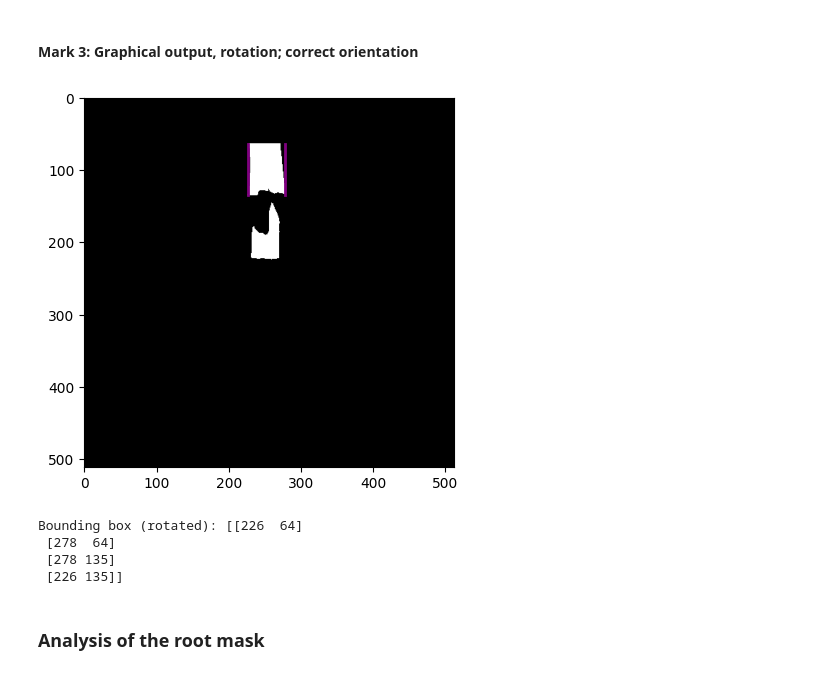
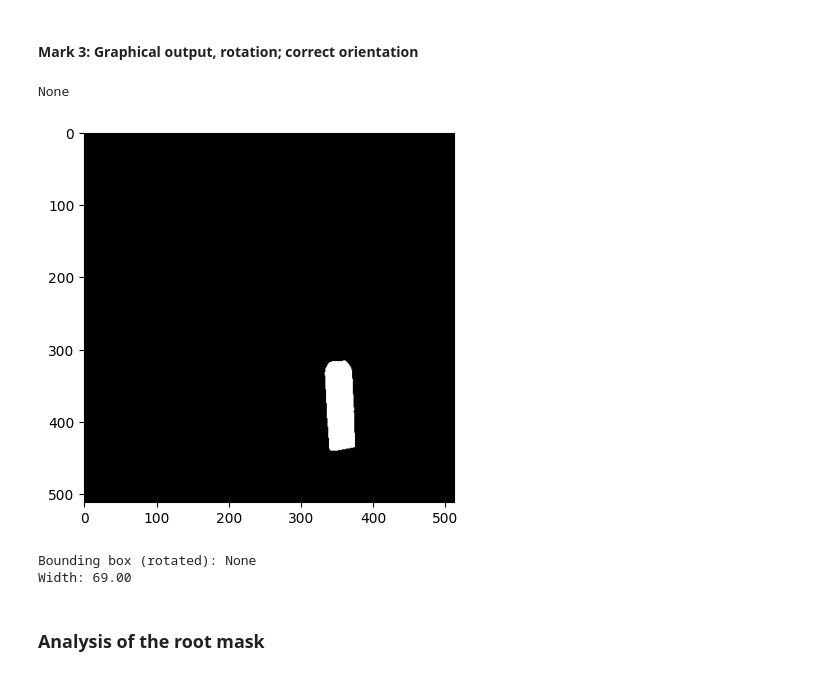
Before and after one commit to KopiousKarp/code_notebooks, a Jupyter notebook: plant_segs/plantcv_phenotype_extractor.ipynb, the cells around one changed output. Cells and saved outputs as stored; diff of their text form; code cells hidden in the pictures.

```diff
--- a/plant_segs/plantcv_phenotype_extractor.ipynb
+++ b/plant_segs/plantcv_phenotype_extractor.ipynb
@@ -205,7 +213,7 @@ def find_rectangular_width(mask, center=None):
     contours, _ = cv2.findContours(mask.astype(np.uint8), cv2.RETR_EXTERNAL, cv2.CHAIN_APPROX_SIMPLE)
     boxes = []    # rotated rectangle vertices for each contour
     widths = []   # the smaller side (width) of each rectangle
-
+    reported_width = 69
     for cnt in contours:
         if cv2.contourArea(cnt) == 0:
             continue
@@ -234,6 +242,7 @@ def find_rectangular_width(mask, center=None):
             idx = np.argmax(widths)
             best_box = boxes[idx]
             result = best_box
+            reported_width = widths[idx]
         else:
             result = None
     else:
@@ -242,44 +251,43 @@ def find_rectangular_width(mask, center=None):
     # Plot the mask.
     plt.imshow(mask, cmap='gray')
 
-
+    print(result)
     if center is not None:
         if result is not None:
             # Determine which rectangle edge is most vertical by checking x-coordinate differences.
             vertical_differences = [abs(result[i][0] - result[(i+1) % 4][0]) for i in range(4)]
             idx_edge = np.argmin(vertical_differences)
             p1 = result[idx_edge]
             p2 = result[(idx_edge+1)%4]
             # Also plot the opposite edge.
             opp_edge = (result[(idx_edge+2)%4], result[(idx_edge+3)%4])
             plt.plot([p1[0], p2[0]], [p1[1], p2[1]], color='purple', linewidth=2)
             plt.plot([opp_edge[0][0], opp_edge[1][0]], [opp_edge[0][1], opp_edge[1][1]], color='purple', linewidth=2)
     else:
         # When no center is provided, plot vertical edges for all regions.
         for box in boxes:
             vertical_differences = [abs(box[i][0] - box[(i+1)%4][0]) for i in range(4)]
             idx_edge = np.argmin(vertical_differences)
             p1 = box[idx_edge]
             p2 = box[(idx_edge+1)%4]
             opp_edge = (box[(idx_edge+2)%4], box[(idx_edge+3)%4])
             plt.plot([p1[0], p2[0]], [p1[1], p2[1]], color='purple', linewidth=2)
             plt.plot([opp_edge[0][0], opp_edge[1][0]], [opp_edge[0][1], opp_edge[1][1]], color='purple', linewidth=2)
 
-
     plt.show()
-    return result
+    return result, reported_width
 
 # Test the function
-slice_mask = mask[3].cpu().numpy()  # assuming mask is defined
+slice_mask = mask[1].cpu().numpy()  # assuming mask is defined
 center = (350, 450)
-bbox = find_rectangular_width(slice_mask, center)
+bbox, width = find_rectangular_width(slice_mask, center)
 print(f"Bounding box (rotated): {bbox}")
+print(f"Width: {width:.2f}")
 # %% [output]
+None
-[figure, old version]
+[figure, new version]
-Bounding box (rotated): [[226  64]
- [278  64]
- [278 135]
- [226 135]]
+Bounding box (rotated): None
+Width: 69.00
 # %% [markdown]
 ### Analysis of the root mask
 # %%
```
Also changed, not shown: parts of 9 cells of this notebook, 42 other files.
